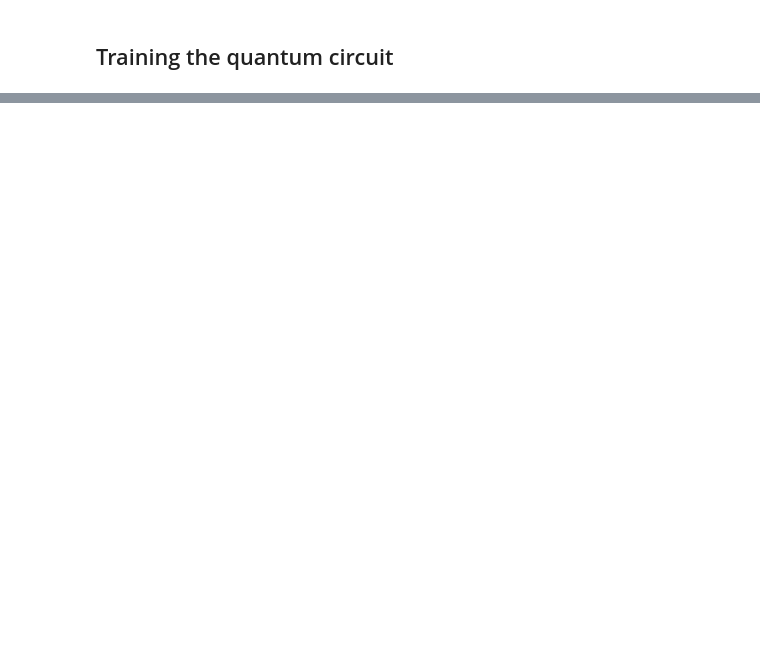
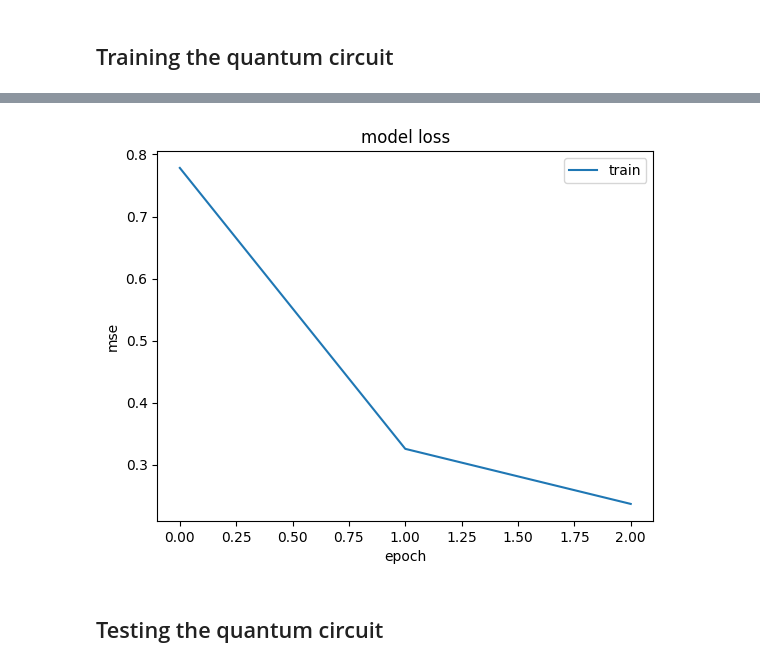
Before and after one commit to Totx/VQC_Hybrid_classifiers, a Jupyter notebook: VQC_Quantum.ipynb, the cells around one changed output, grey strips where cells are left out. Saved outputs shown, nothing was run; the diff lists cells and outputs as text; code cells hidden in the pictures; blank space fills up the shorter version.

```diff
--- a/VQC_Quantum.ipynb
+++ b/VQC_Quantum.ipynb
@@ -120,0 +217,14 @@ Name: Class, Length: 284807, dtype: float64
+# %%
+
+if not load_weights:
+    plt.plot(history.history['loss'])
+    plt.title('model loss')
+    plt.ylabel('mse')
+    plt.xlabel('epoch')
+    plt.legend(['train'], loc='upper right')
+    plot_dir = "./plots/qc_ae_loss.png"
+    plt.savefig(fname=plot_dir)
+# %% [output]
+[figure, added]
+# %% [markdown]
+## Testing the quantum circuit
```
Also changed, not shown: parts of 34 cells of this notebook, 43 other files.
